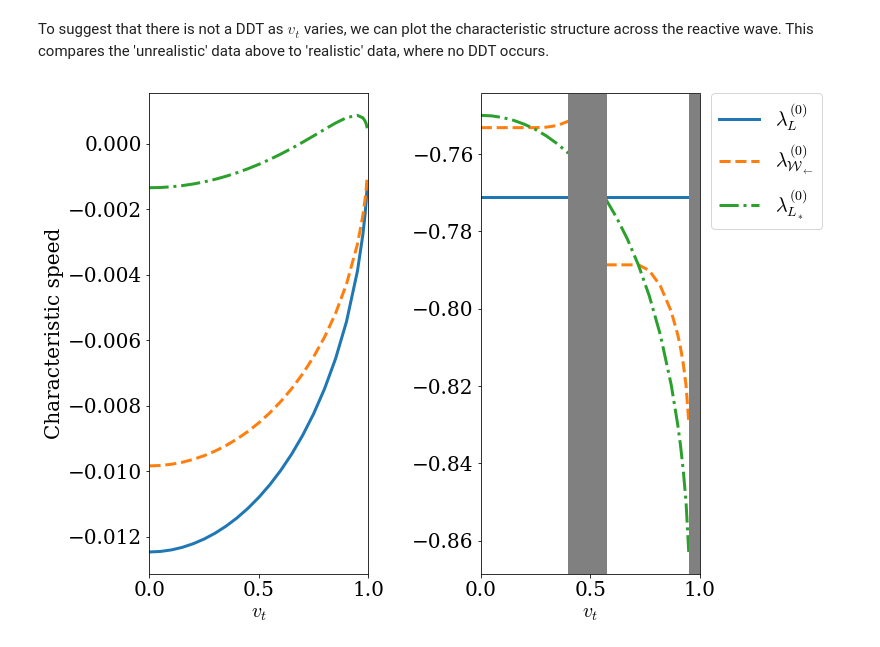
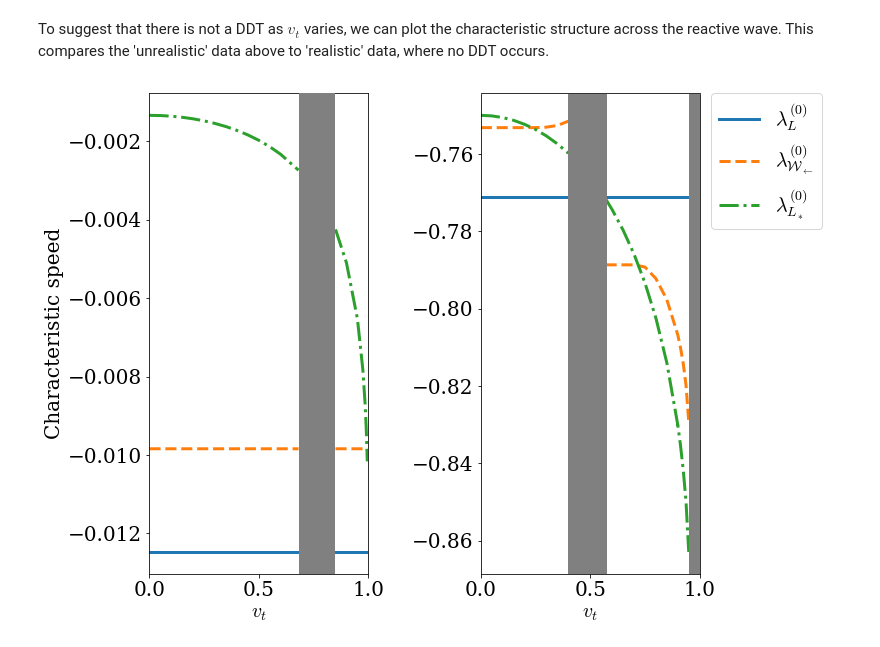
Before and after one commit to harpolea/r3d2, a Jupyter notebook: examples/paper_tangential_velocities.ipynb, the cells around one changed output. Cells and saved outputs as stored; diff of their text form; code cells hidden in the pictures.

```diff
--- a/examples/paper_tangential_velocities.ipynb
+++ b/examples/paper_tangential_velocities.ipynb
@@ -439,28 +439,48 @@ lgd = axs[1].legend(bbox_to_anchor=(1.7, 1), loc=2, borderaxespad=0.)
 # %% [markdown]
 To suggest that there is not a DDT as $v_t$ varies, we can plot the characteristic structure across the reactive wave. This compares the 'unrealistic' data above to 'realistic' data, where no DDT occurs.
 # %%
-vtrs = numpy.concatenate((numpy.arange(0, 1, 0.05), [0.975, 0.985, 0.99, 0.995]))
+from r3d2.wave import UnphysicalSolution
+
+# unphysical between 0.681 < vt < 0.85
+vtrs_a = numpy.concatenate((numpy.arange(0, 0.65, 0.05), [0.681]))
+vtrs_b = numpy.concatenate((numpy.arange(0.85, 0.975, 0.05), [0.975, 0.985, 0.99, 0.995]))
 q = 1e-5
 gamma = 5./3.
 
 eos = eos_defns.eos_gamma_law(gamma)
 eos_reactive = eos_defns.eos_gamma_law_react(gamma, q, 1e-4, 1, eos)
-wavespeeds_no_ddt = numpy.zeros((len(vtrs), 3))
+wavespeeds_no_ddt_a = numpy.zeros((len(vtrs_a), 3))
+wavespeeds_no_ddt_b = numpy.zeros((len(vtrs_b), 3))
 
-for n, vt in enumerate(vtrs):
+for n, vt in enumerate(vtrs_a):
 
-    U_reactive = State(1.0, 0, vt, 1.5e-4, eos_reactive)
-    U_burnt = State(0.1, 0, 0, 1.5e-4, eos)
+    U_reactive = State(1.0, 0, 0, 1.5e-4, eos_reactive)
+    U_burnt = State(0.1, 0, vt, 1.5e-4, eos)
 
     rp = RiemannProblem(U_reactive, U_burnt)
-    wavespeeds_no_ddt[n, 0] = rp.waves[0].q_l.wavespeed(0)
-    wavespeeds_no_ddt[n, 1] = rp.waves[0].wavespeed[0]
-    wavespeeds_no_ddt[n, 2] = rp.waves[0].q_r.wavespeed(0)
+    wavespeeds_no_ddt_a[n, 0] = rp.waves[0].q_l.wavespeed(0)
+    wavespeeds_no_ddt_a[n, 1] = rp.waves[0].wavespeed[0]
+    wavespeeds_no_ddt_a[n, 2] = rp.waves[0].q_r.wavespeed(0)
 
+for n, vt in enumerate(vtrs_b):
+
+    U_reactive = State(1.0, 0, 0, 1.5e-4, eos_reactive)
+    U_burnt = State(0.1, 0, vt, 1.5e-4, eos)
+
+    rp = RiemannProblem(U_reactive, U_burnt)
+    wavespeeds_no_ddt_b[n, 0] = rp.waves[0].q_l.wavespeed(0)
+    wavespeeds_no_ddt_b[n, 1] = rp.waves[0].wavespeed[0]
+    wavespeeds_no_ddt_b[n, 2] = rp.waves[0].q_r.wavespeed(0)
+
+vtrs = numpy.concatenate((vtrs_a, [0.7], vtrs_b))
+wavespeeds_no_ddt = numpy.zeros((len(vtrs), 3))
+wavespeeds_no_ddt[:len(vtrs_a), :] = wavespeeds_no_ddt_a
+wavespeeds_no_ddt[len(vtrs_a), :] = numpy.nan
+wavespeeds_no_ddt[len(vtrs_a)+1:, :] = wavespeeds_no_ddt_b
 
 # unphysical between 0.40128 < vt < 0.56673
 vtrs2_a = numpy.arange(0, 0.45, 0.05)
-vtrs2_b = numpy.concatenate((numpy.arange(0.57,0.9, 0.05), [0.9, 0.9125, 0.925, 0.9375, 0.95]))
+vtrs2_b = numpy.concatenate(([0.57], numpy.arange(0.6, 0.9, 0.05), [0.9, 0.9125, 0.925, 0.9375, 0.95]))
 q = 0.01
 eos = eos_defns.eos_gamma_law(gamma)
 eos_reactive = eos_defns.eos_gamma_law_react(gamma, q, 1.0, 1.0, eos)
@@ -496,31 +516,34 @@ wavespeeds_ddt[len(vtrs2_a)+1:, :] = wavespeeds_ddt_b
 fig, axs = pyplot.subplots(1,2)
 
 axs[0].plot(vtrs, wavespeeds_no_ddt[:, 0],
             lstyles[0], linewidth=3, label=r"$\lambda^{(0)}_L$")
 axs[0].plot(vtrs, wavespeeds_no_ddt[:, 1],
             lstyles[1], linewidth=3, label=r"$\lambda^{(0)}_{{\cal W}_L}$")
 axs[0].plot(vtrs, wavespeeds_no_ddt[:, 2],
             lstyles[2], linewidth=3, label=r"$\lambda^{(0)}_{L_*}$")
 axs[0].set_xlabel(r"$v_t$")
 axs[0].set_ylabel("Characteristic speed")
 axs[0].set_xlim(0, 1)
 
+rect = patches.Rectangle((0.681, axs[0].get_ylim()[0]), 0.164, axs[1].get_ylim()[1]-axs[0].get_ylim()[0], color='grey', zorder=10)
+axs[0].add_patch(rect)
+
 axs[1].plot(vtrs2, wavespeeds_ddt[:, 0],
             lstyles[0], linewidth=3, label=r"$\lambda^{(0)}_L$")
 axs[1].plot(vtrs2, wavespeeds_ddt[:, 1],
             lstyles[1], linewidth=3, label=r"$\lambda^{(0)}_{{\cal W}_\leftarrow}$")
 axs[1].plot(vtrs2, wavespeeds_ddt[:, 2],
             lstyles[2], linewidth=3, label=r"$\lambda^{(0)}_{L_*}$")
 axs[1].set_xlabel(r"$v_t$")
 axs[1].set_xlim(0, 1)
 
 rect = patches.Rectangle((0.4, axs[1].get_ylim()[0]), 0.17, axs[1].get_ylim()[1]-axs[1].get_ylim()[0], color='grey', zorder=10)
 axs[1].add_patch(rect)
 rect = patches.Rectangle((0.95, axs[1].get_ylim()[0]), 0.05, axs[1].get_ylim()[1]-axs[1].get_ylim()[0], color='grey', zorder=10)
 axs[1].add_patch(rect)
 
 fig.tight_layout()
 lgd = axs[1].legend(bbox_to_anchor=(1.05, 1), loc=2, borderaxespad=0.)
 fig.savefig('vt_char_ns_ocean.pdf', bbox_extra_artists=(lgd,), bbox_inches='tight')
 # %% [output]
-[figure, old version]
+[figure, new version]
```
